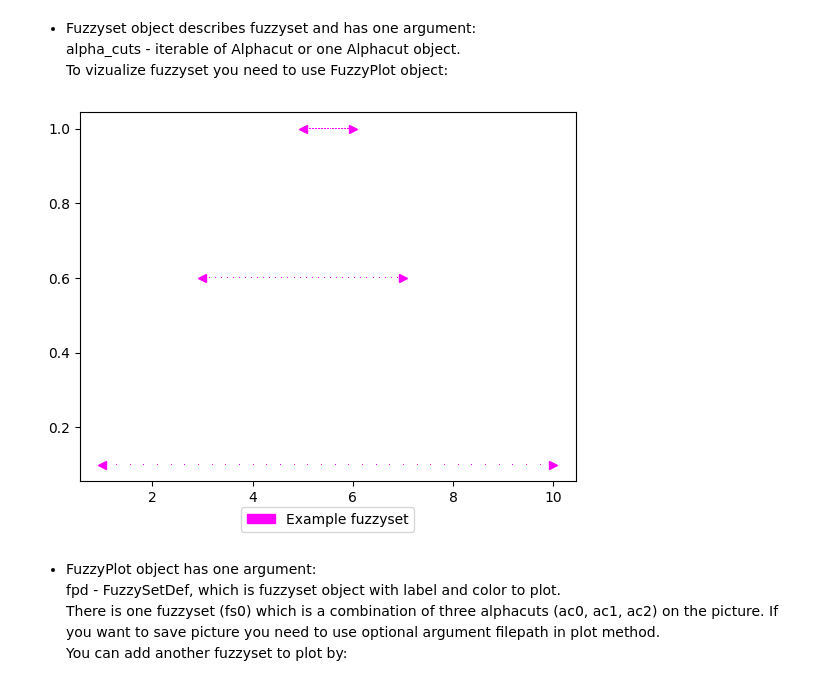
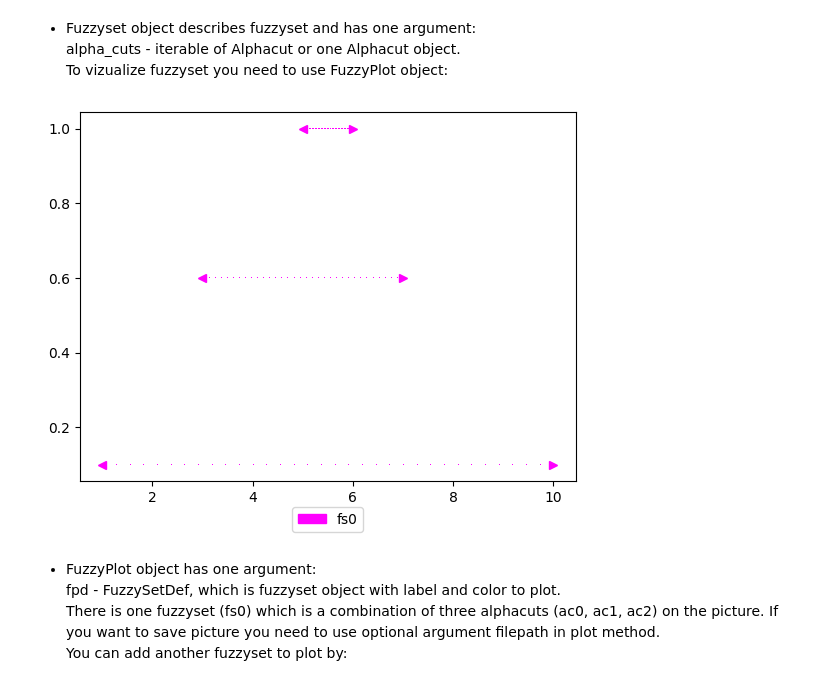
Before and after one commit to sq5riv/Fuzzy_set_arythmetic, a Jupyter notebook: examples/fuzzy_review.ipynb, the cells around one changed output. Drawn from its saved outputs; the diff is of its cells as text; code cells hidden in the pictures.

```diff
--- a/examples/fuzzy_review.ipynb
+++ b/examples/fuzzy_review.ipynb
@@ -31,11 +31,11 @@ alpha_cuts - iterable of Alphacut or one Alphacut object.
 To vizualize fuzzyset you need to use FuzzyPlot object:
 # %%
 from fuzzy_set_arythmetic.plot import FuzzyPlot, FuzzyPlotDef
-fpd0 = FuzzyPlotDef(fuzzy_set = fs0, label = 'Example fuzzyset', color = 'magenta')
+fpd0 = FuzzyPlotDef(fuzzy_set = fs0, label = 'fs0', color = 'magenta')
 fp0 = FuzzyPlot(fpd = fpd0)
 fp0.plot()
 # %% [output]
-[figure, old version]
+[figure, new version]
 # %% [markdown]
 * FuzzyPlot object has one argument:
   fpd - FuzzySetDef, which is fuzzyset object with label and color to plot.
```
Also changed, not shown: parts of 3 cells of this notebook, 3 other files.
